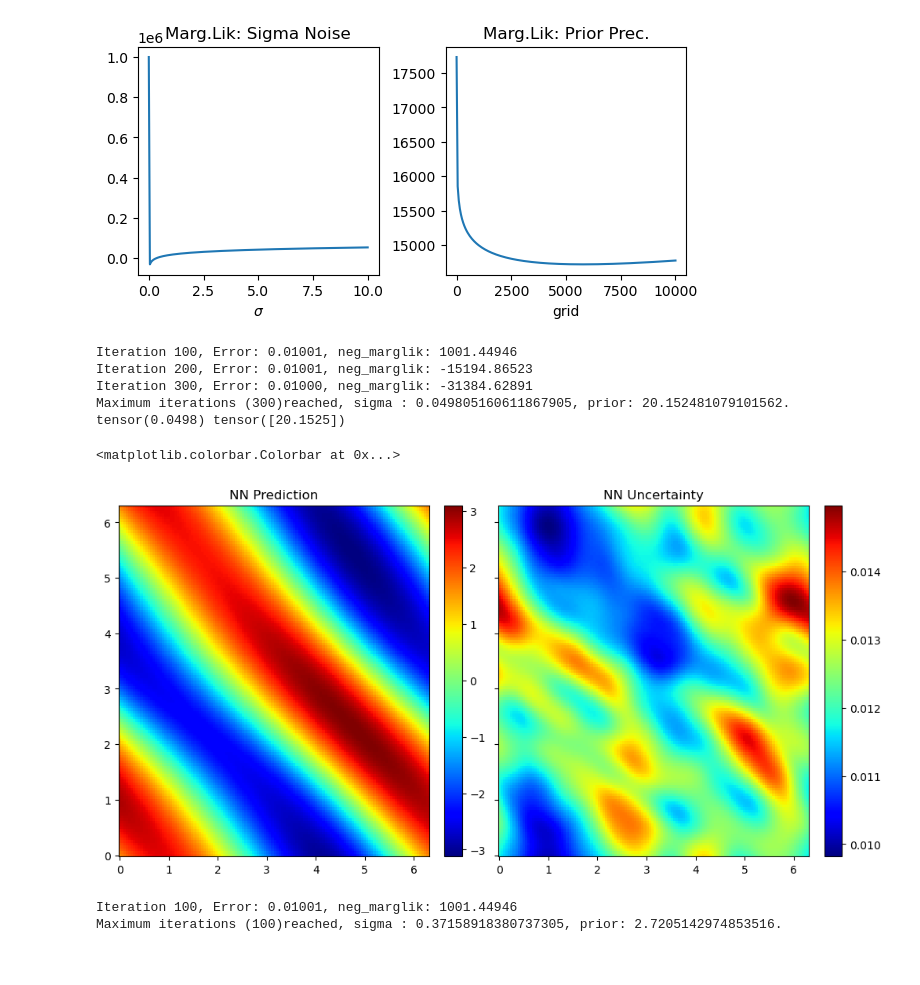
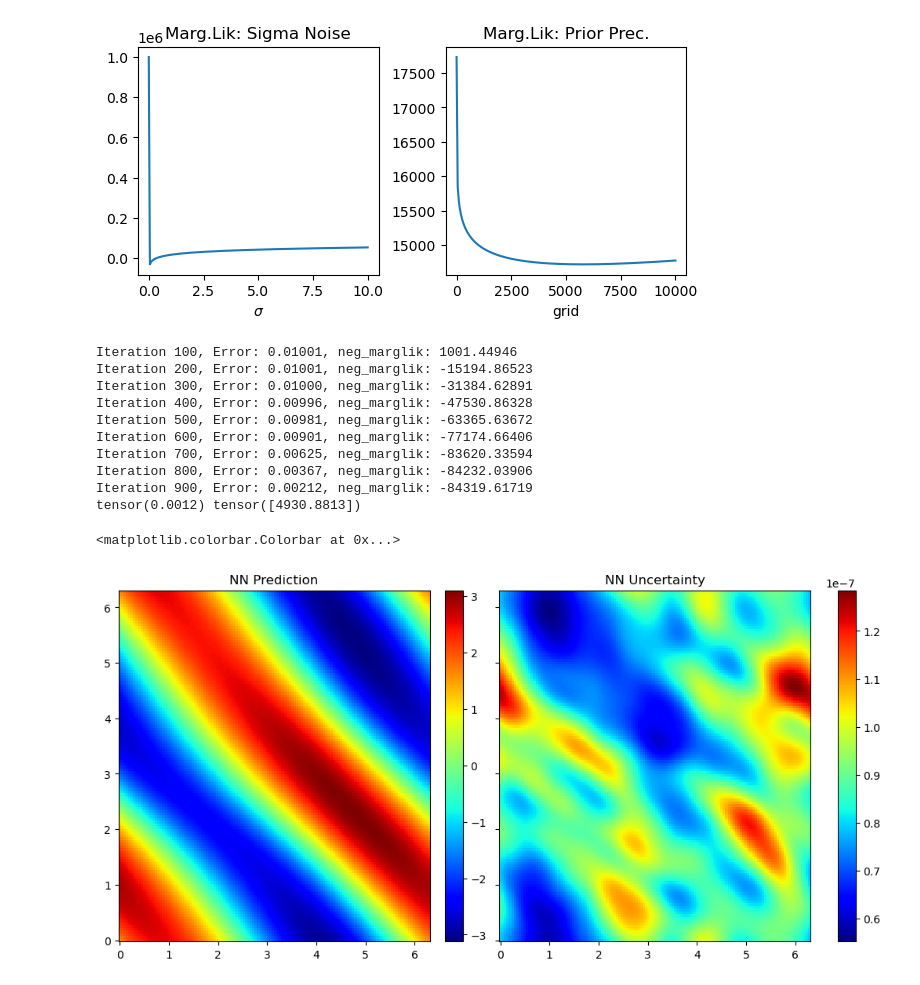
Before and after one commit to ChristianJzB/Projects, a Jupyter notebook: Deep_Solvers/Inverse_Problems/Navier-Stokes/Navier-Stokes_UQ.ipynb, the cells around one changed output. Drawn from its saved outputs; the diff is of its cells as text; code cells hidden in the pictures.

```diff
--- a/Deep_Solvers/Inverse_Problems/Navier-Stokes/Navier-Stokes_UQ.ipynb
+++ b/Deep_Solvers/Inverse_Problems/Navier-Stokes/Navier-Stokes_UQ.ipynb
@@ -34,30 +31,0 @@ device = torch.device("cuda:0" if use_cuda else "cpu")
-# %%
-def get_deepgalerkin_config():
-    config = ConfigDict()
-
-    # Training settings
-    config.seed = 0
-
-    config.chunks = 16
-    config.points_per_chunk = 180
-
-    # For deep Galerkin
-    config.dim_initial_condition = 128
-    config.tau = np.sqrt(2)
-    config.d = 5
-
-    config.time_domain = 2
-    config.NKL =  1
-    config.samples_size_initial = 1000
-
-    return config
-# %%
-from nv_files.train_nvs import initial_conditions_samples,ic_vort_samples,data_set_cat,sample_indices_ic
-
-config = get_deepgalerkin_config()
-
-#initial_points,w0,u0,v0,theta = initial_conditions_samples(config)
-initial_points,w0,theta = ic_vort_samples(config)
-
-WRF_MDNN_dg = torch.load(f"./models/vorticity_MDNN_dg_1.pth")
-WRF_MDNN_dg.eval()
@@ -167,49 +121,49 @@ Text(0.5, 1.0, 'Marg.Lik: Prior Prec.')
 # %%
 llp = torch.load(f"./models/nvs_lla.pth")
 llp.model.set_last_layer("output_layer")  # Re-register hooks
-llp.optimize_marginal_likelihood()
+llp.optimize_marginal_likelihood(error_tolerance=1e-3, max_iter=1000)
 print(llp.sigma_noise,llp.prior_precision)
 # %% [output]
 Iteration 100, Error: 0.01001, neg_marglik: 1001.44946
 Iteration 200, Error: 0.01001, neg_marglik: -15194.86523
 Iteration 300, Error: 0.01000, neg_marglik: -31384.62891
-Maximum iterations (300)reached, sigma : 0.049805160611867905, prior: 20.152481079101562.
-tensor(0.0498) tensor([20.1525])
+Iteration 400, Error: 0.00996, neg_marglik: -47530.86328
+Iteration 500, Error: 0.00981, neg_marglik: -63365.63672
+Iteration 600, Error: 0.00901, neg_marglik: -77174.66406
+Iteration 700, Error: 0.00625, neg_marglik: -83620.33594
+Iteration 800, Error: 0.00367, neg_marglik: -84232.03906
+Iteration 900, Error: 0.00212, neg_marglik: -84319.61719
+tensor(0.0012) tensor([4930.8813])
 # %%
 X = torch.linspace(0, 1, 128)*2*torch.pi  # Spatial grid in X direction
 Y = torch.linspace(0, 1, 128)*2*torch.pi  # Spatial grid in Y direction
 X, Y = torch.meshgrid(X, Y)  # Create meshgrid for X, Y
 
 data_test = torch.hstack((X.reshape(-1,1),Y.reshape(-1,1),2*torch.ones_like(X.reshape(-1,1)))).float()
 
 th1 = theta[:,:,0].reshape(-1,1).T.repeat_interleave(data_test.shape[0], dim=0)
 
 dataset1 = torch.cat((data_test, th1), dim=1)  # Shape (16000, 103)
 
 surg_mu, surg_sigma = llp(dataset1)
 
 surg_mu = surg_mu[:,0].view(-1, 1).detach().numpy()
 
-surg_sigma = surg_sigma[:, 0].sqrt().view(-1, 1).detach().numpy()
+surg_sigma = surg_sigma[:, 0].view(-1, 1).detach().numpy()
 
 pred_mu = griddata((X.reshape(-1), Y.reshape(-1)), surg_mu.flatten(),(X, Y), method='cubic')
 pred_sigma = griddata((X.reshape(-1), Y.reshape(-1)), surg_sigma.flatten(),(X, Y), method='cubic')
 
 
 fig, axs = plt.subplots(1,2,figsize = (10,5), layout='constrained', sharey=True, sharex=True)
 
 pcm1 = axs[0].pcolormesh(X, Y, pred_mu, cmap='jet')
 axs[0].set_title("NN Prediction")
 plt.colorbar(pcm1)
 
 pcm = axs[1].pcolormesh(X, Y, pred_sigma, cmap='jet')
 axs[1].set_title("NN Uncertainty")
 plt.colorbar(pcm)
 # %% [output]
 <matplotlib.colorbar.Colorbar at 0x...>
-[figure, old version]
+[figure, new version]
-# %%
-llp.optimize_marginal_likelihood( max_iter=100)
-# %% [output]
-Iteration 100, Error: 0.01001, neg_marglik: 1001.44946
-Maximum iterations (100)reached, sigma : 0.37158918380737305, prior: 2.7205142974853516.
```
Also changed, not shown: parts of 40 cells of this notebook, 3 other files.
